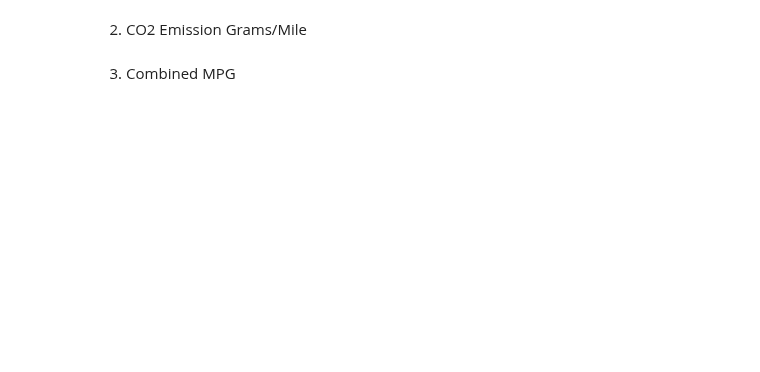
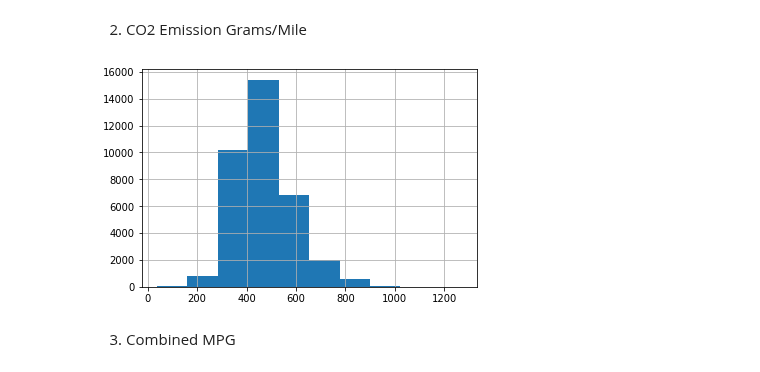
Before and after one commit to ta-data-lis/lab-probability-distributions, a Jupyter notebook: your-code/continuous.ipynb, the cells around one changed output. Saved outputs shown, nothing was run; the diff lists cells and outputs as text; code cells hidden in the pictures; blank space fills up the shorter version.

```diff
--- a/your-code/continuous.ipynb
+++ b/your-code/continuous.ipynb
@@ -80,6 +134,10 @@ Then plot the histograms for the following variables:
 2. CO2 Emission Grams/Mile
 # %%
 # your code here
+vehicles['CO2 Emission Grams/Mile'].hist()
+plt.show()
+# %% [output]
+[figure, added]
 # %% [markdown]
 3. Combined MPG
 # %%
```
Also changed, not shown: parts of 24 cells of this notebook.
